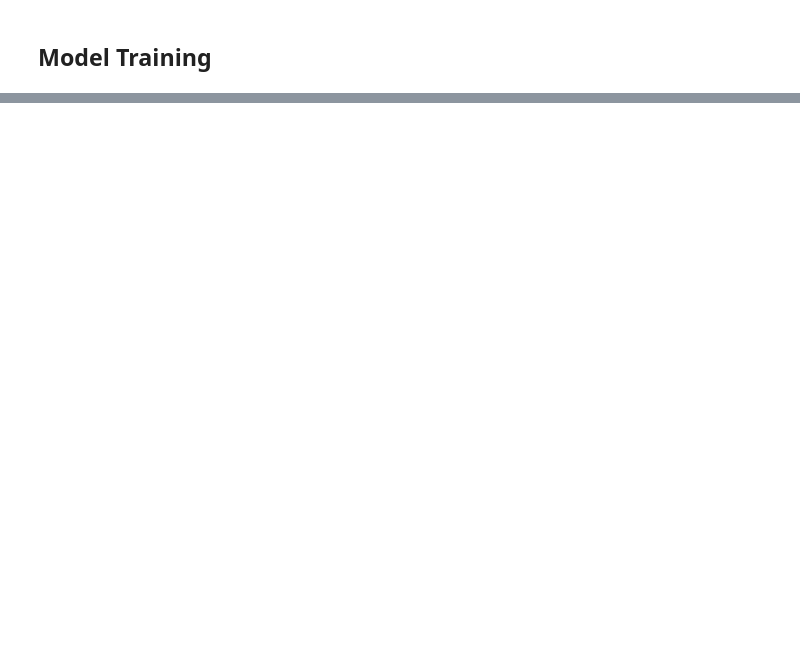
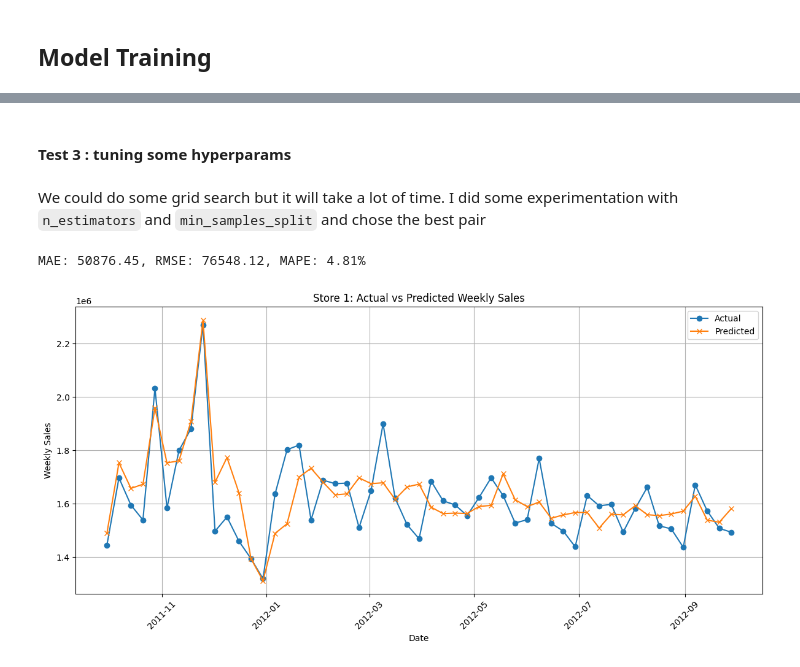
Before and after one commit to YassineICHIRRI/weekly-sales-prediction, a Jupyter notebook: notebooks/EDA.ipynb, the cells around one changed output, grey strips where cells are left out. Drawn from its saved outputs; the diff is of its cells as text; code cells hidden in the pictures; blank space fills up the shorter version.

```diff
--- a/notebooks/EDA.ipynb
+++ b/notebooks/EDA.ipynb
@@ -697,0 +698,3 @@ print(xgb.__version__)
+# %%
+features_imp = ['rolling_mean_4', 'weekly_sales_lag_1', 'weekly_sales_lag_4','month','store','is_superbowl', 'is_laborday','is_thanksgiving','is_christmas']
+rf_model_imp , X_test_imp, y_test_imp, y_pred_rf_imp, (mae_rf_imp, rmse_rf_imp, mape_val_rf_imp)  = run_rf_experiment(df, features_imp, plot_importances= True)
@@ -697,0 +714,14 @@ print(xgb.__version__)
+# %% [markdown]
+#### Test 3 : tuning some hyperparams
+# %% [markdown]
+We could do some grid search but it will take a lot of time. I did some experimentation with `n_estimators` and `min_samples_split` and chose the best pair
+# %%
+rf_model_imp , X_test_imp, y_test_imp, y_pred_rf_imp, (mae_rf_imp, rmse_rf_imp, mape_val_rf_imp)  = run_rf_experiment(df, features_imp, plot_importances= False, n_estimators= 150,  min_samples_split= 2)
+# %% [output]
+MAE: 50876.45, RMSE: 76548.12, MAPE: 4.81%
+# %%
+plot_store_predictions(df, X_test_imp, y_test_imp,
+                       store_number=1,
+                       model=rf_model_imp)
+# %% [output]
+[figure, added]
```
Also changed, not shown: parts of 56 cells of this notebook, 14 other files.
